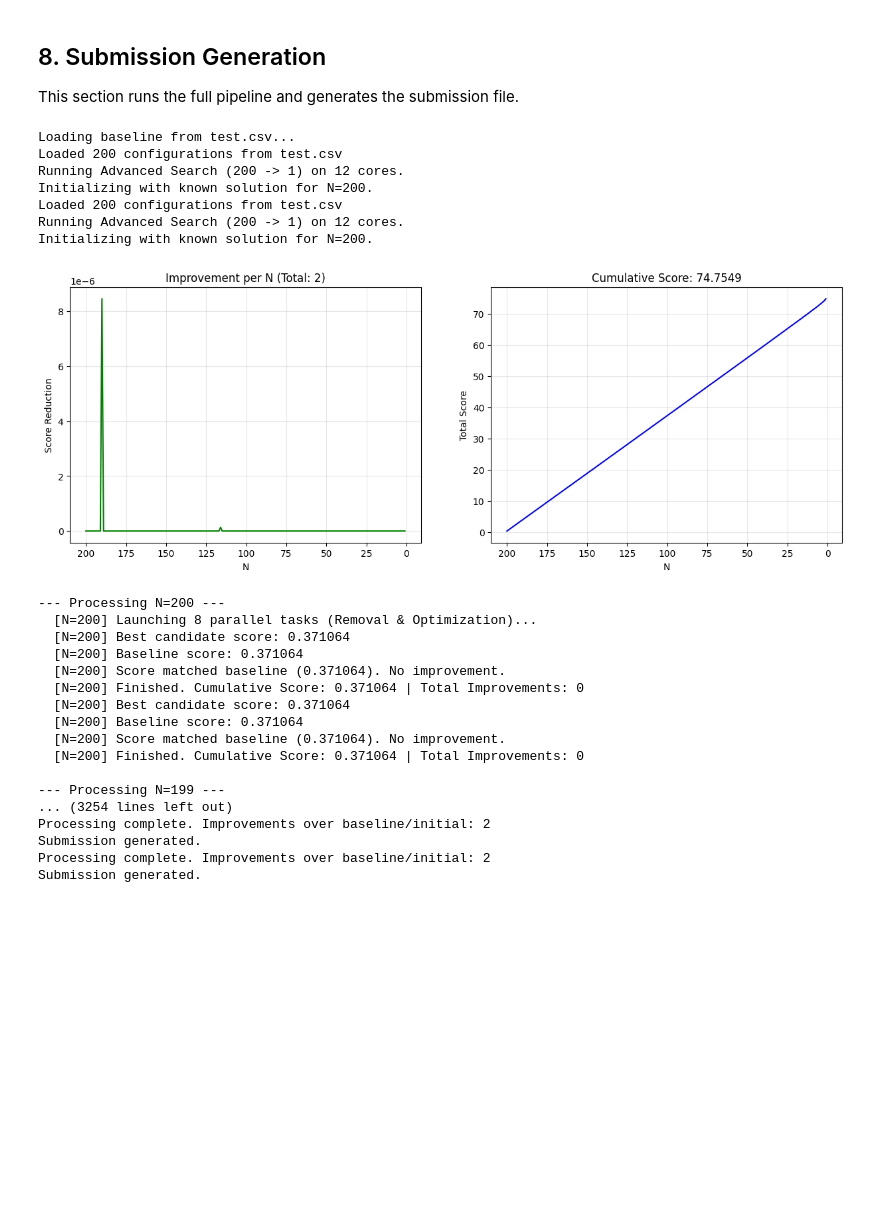
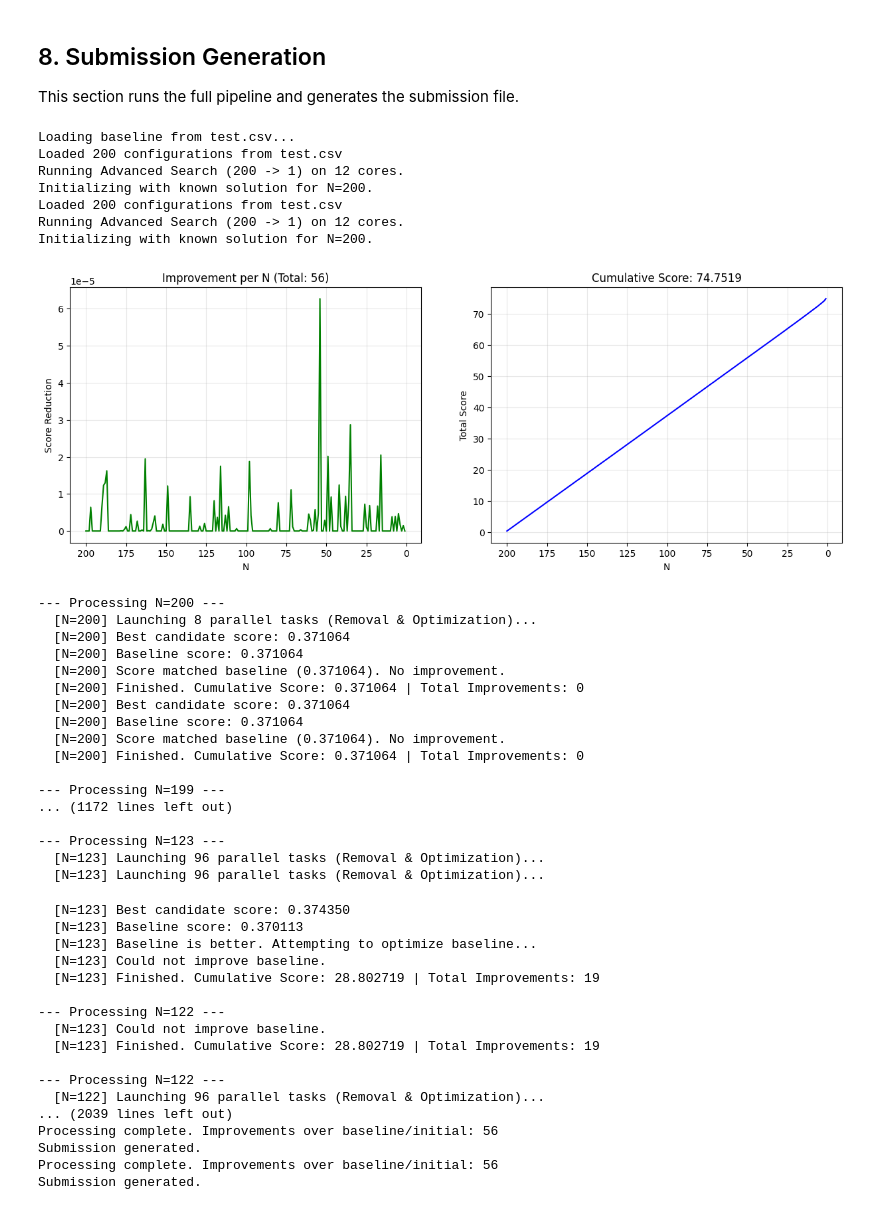
Before and after one commit to lionel509/Santa-2025-Christmas-Tree-Packing-Challenge, a Jupyter notebook: santa_2025_advanced.ipynb, the cells around one changed output. Saved outputs shown, nothing was run; the diff lists cells and outputs as text; code cells hidden in the pictures; blank space fills up the shorter version.

Commit message:
Improved score 74.751868 (was 74.752301)

```diff
--- a/santa_2025_advanced.ipynb
+++ b/santa_2025_advanced.ipynb
@@ -104,6 +61,8 @@ CONFIG = {
         'smart_move_selection': True, # Bias moves toward boundary
         'batch_moves': False, # Try moving multiple trees (complex)
         'boundary_bias_strength': 0.7, # 70% chance to pick boundary tree
+        'reheating': True, # Restart SA if stuck
+        'compaction_pass': True, # Pure translation pass to close gaps
     },
 
     # Post-Processing & Polishing
@@ -643,7 +738,8 @@ def process_beam_candidate_reverse(base_trees, n, packer_params, target_side=Non
 
     # ADAPTIVE OPTIMIZATION based on N
     # Larger N needs more iterations, smaller N can converge faster
-    iterations = max(5000, min(15000, int(n * 50)))  # Scale with N
+    # INCREASED ITERATIONS for better results (Numba allows much higher counts)
+    iterations = max(200000, min(1000000, int(n * 5000)))  # Scale with N
 
     candidate_trees = optimize_packing(current_trees, {
         'iterations': iterations,
@@ -678,7 +774,7 @@ def process_forward_candidate(n, packer_params):
 
     # Optimize
     trees = optimize_packing(trees, {
-        'iterations': 10000,
+        'iterations': 200000, # Increased from 10k
         'step_size': 0.5,
         'angle_step': 20.0,
         'initial_temp': 0.5,
@@ -863,7 +959,7 @@ for n in tqdm(range(200, 0, -1), desc="Processing Reverse"):
             # Optimize Baseline (Aggressive pass)
             optimized_known = [ChristmasTree(t.center_x, t.center_y, t.angle) for t in known_trees]
             optimized_known = optimize_packing(optimized_known, {
-                'iterations': 20000,      # 20k iterations
+                'iterations': 500000,      # 500k iterations
                 'step_size': 0.8,
                 'angle_step': 20.0,
                 'initial_temp': 1.5,      # Hotter start
@@ -956,34 +1052,34 @@ for n in tqdm(range(200, 0, -1), desc="Processing Reverse"):
         ax2.invert_xaxis()
         ax2.grid(True, alpha=0.3)
 
         # Update the display
         display(fig, display_id=plot_display_id, update=True)
 
     # 6. Prepare Submission Rows
     for i, tree in enumerate(best_trees_n):
         submission_rows.append([
             f"{n:03d}_{i}",
             f"s{tree.center_x:.10f}",
             f"s{tree.center_y:.10f}",
             f"s{tree.angle:.10f}"
         ])
 
 print(f"Processing complete. Improvements over baseline/initial: {improvements}")
 
 df_sub = pd.DataFrame(submission_rows, columns=['id', 'x', 'y', 'deg'])
 # Sort by ID to ensure 001_... comes first
 df_sub.sort_values('id', inplace=True)
 df_sub.to_csv('submission.csv', index=False)
 print("Submission generated.")
 # %% [output]
 Loading baseline from test.csv...
 Loaded 200 configurations from test.csv
 Running Advanced Search (200 -> 1) on 12 cores.
 Initializing with known solution for N=200.
 Loaded 200 configurations from test.csv
 Running Advanced Search (200 -> 1) on 12 cores.
 Initializing with known solution for N=200.
-[figure, old version]
+[figure, new version]
 --- Processing N=200 ---
   [N=200] Launching 8 parallel tasks (Removal & Optimization)...
   [N=200] Best candidate score: 0.371064
@@ -996,9 +1092,26 @@ Initializing with known solution for N=200.
   [N=200] Finished. Cumulative Score: 0.371064 | Total Improvements: 0
 
 --- Processing N=199 ---
-... (3254 lines left out)
-Processing complete. Improvements over baseline/initial: 2
-Submission generated.
-Processing complete. Improvements over baseline/initial: 2
-Submission generated.
+... (1172 lines left out)
+
+--- Processing N=123 ---
+  [N=123] Launching 96 parallel tasks (Removal & Optimization)...
+  [N=123] Launching 96 parallel tasks (Removal & Optimization)...
+  [N=123] Best candidate score: 0.374350
+  [N=123] Baseline score: 0.370113
+  [N=123] Baseline is better. Attempting to optimize baseline...
+  [N=123] Could not improve baseline.
+  [N=123] Finished. Cumulative Score: 28.802719 | Total Improvements: 19
+
+--- Processing N=122 ---
+  [N=123] Could not improve baseline.
+  [N=123] Finished. Cumulative Score: 28.802719 | Total Improvements: 19
+
+--- Processing N=122 ---
+  [N=122] Launching 96 parallel tasks (Removal & Optimization)...
+... (2039 lines left out)
+Processing complete. Improvements over baseline/initial: 56
+Submission generated.
+Processing complete. Improvements over baseline/initial: 56
+Submission generated.
 # %% [markdown]
```
Also changed, not shown: parts of 8 cells of this notebook, 7 other files.
